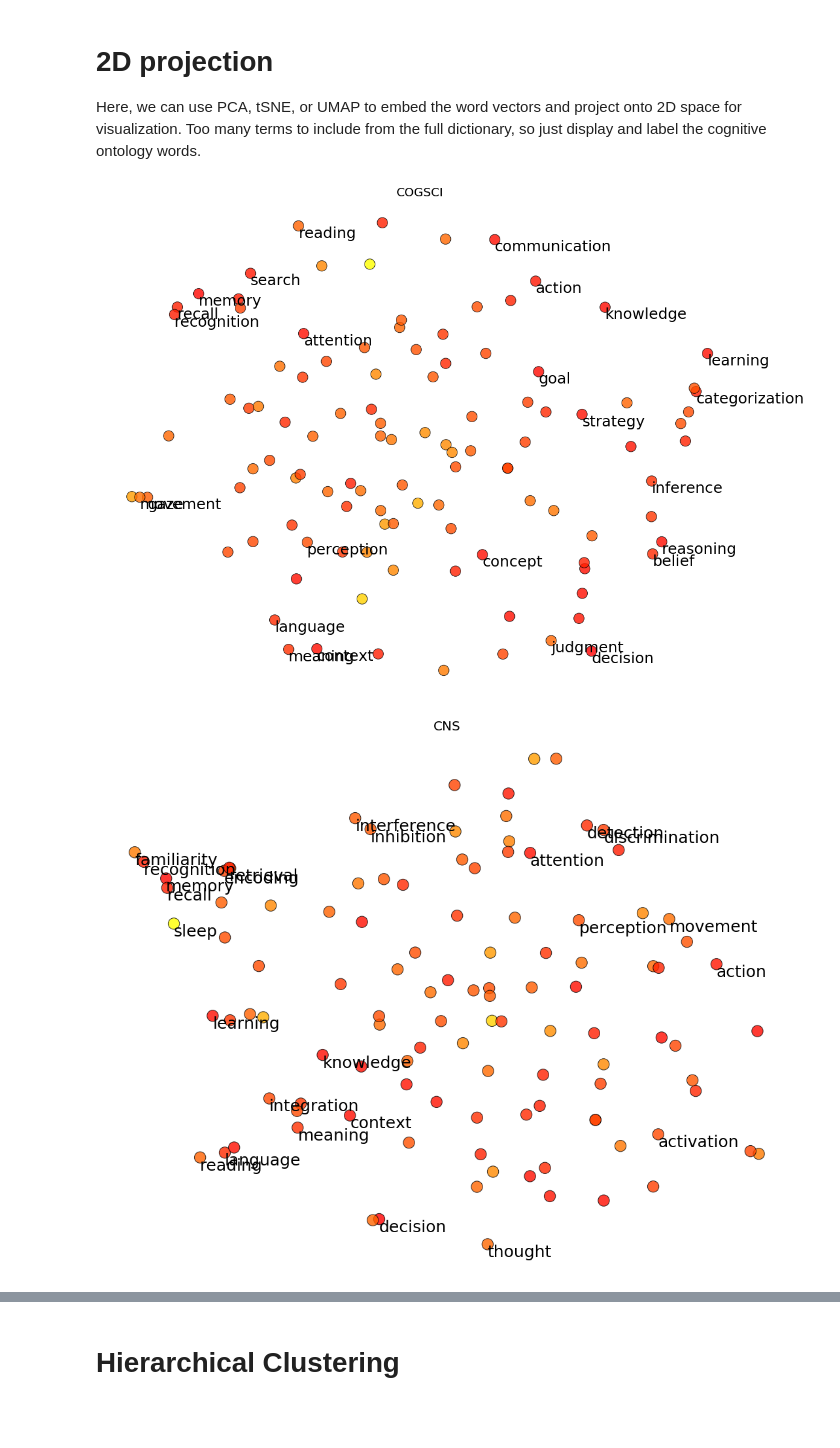
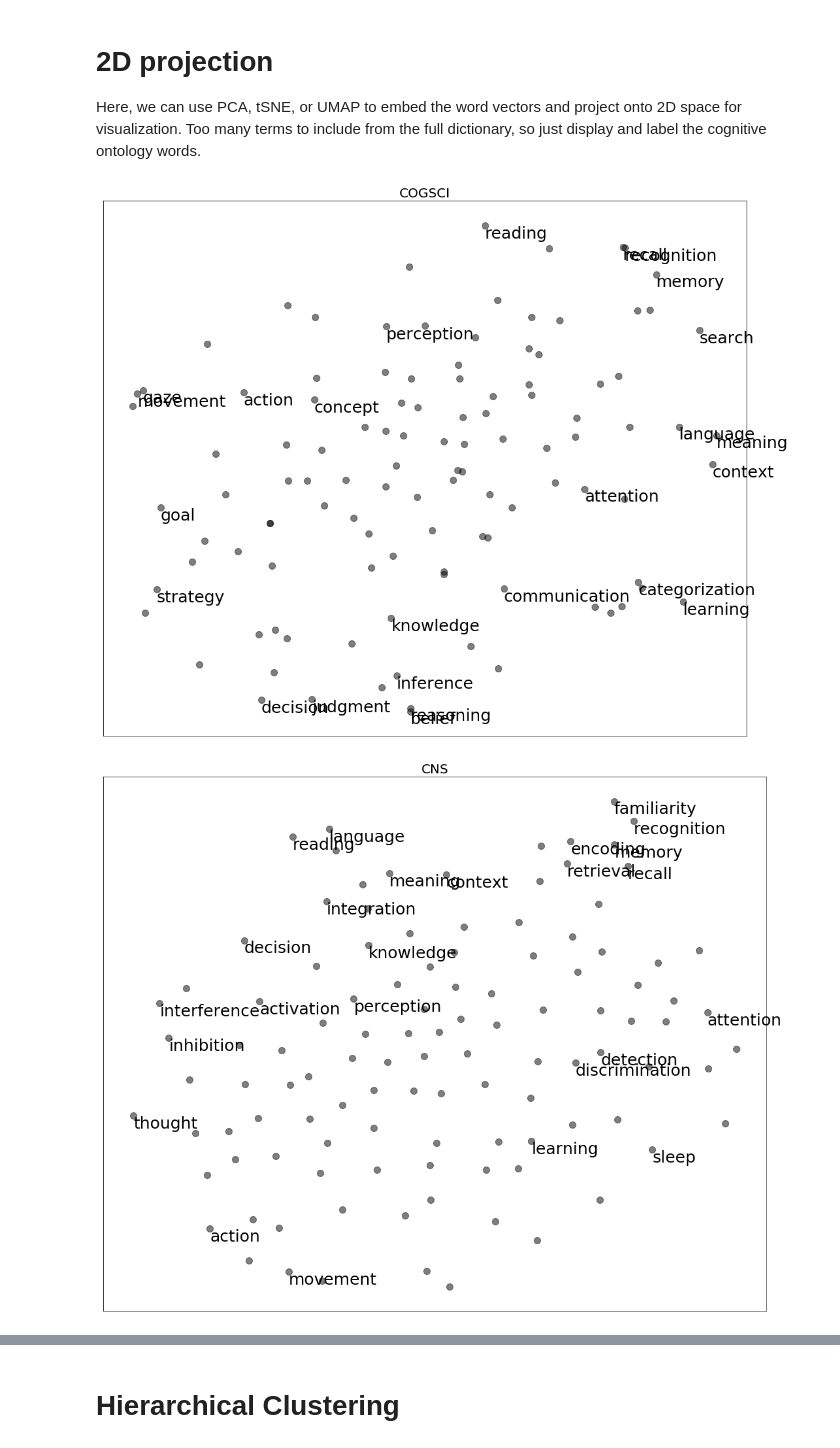
Before and after one commit to voytekresearch/IdentityCrisis, a Jupyter notebook: notebooks/2_analysis_word2vec-allcorpora.ipynb, the cells around one changed output, grey strips where cells are left out. Drawn from its saved outputs; the diff is of its cells as text; code cells hidden in the pictures; blank space fills up the shorter version.

```diff
--- a/notebooks/2_analysis_word2vec-allcorpora.ipynb
+++ b/notebooks/2_analysis_word2vec-allcorpora.ipynb
@@ -142,34 +142,34 @@ Too many terms to include from the full dictionary, so just display and label th
 use_common_terms = True
 proj_method = 'TSNE'
 n_to_label = 25
 for m_i, m in enumerate(wv_models):
     vocab = m.wv.index2word
     if use_common_terms:
     # this uses the overlapping terms only
         subset_inds = co.return_subset_inds(vocab, np.array(terms_concat)[agg_valid_inds])
         top_inds, top_counts, top_terms = co.get_top_terms(m, agg_valid_terms.tolist(), topn=n_to_label)
     # this uses all cognitive terms
     else:
         subset_inds = co.return_subset_inds(vocab, terms_concat)
         top_inds, top_counts, top_terms = co.get_top_terms(m, terms_concat, topn=n_to_label)
 
     if proj_method == 'UMAP':
         projection = umap.UMAP().fit_transform(m.wv.vectors_norm[subset_inds])
     elif proj_method == 'TSNE':
         projection = manifold.TSNE(n_components=2).fit_transform(m.wv.vectors_norm[subset_inds])
 
     plt.figure(figsize=(15,12))
-#    plt.scatter(projection[:,0], projection[:,1], s=100, c='k', alpha=0.5, marker='o')
+    plt.scatter(projection[:,0], projection[:,1], s=100, c='k', alpha=0.5, marker='o')
     # COLOR BY KL, bright means high KL
-    plt.scatter(projection[:,0], projection[:,1], s=300, c=avg_KL, alpha=0.8, marker='o', edgecolor='k', cmap='autumn')
+    #plt.scatter(projection[:,0], projection[:,1], s=300, c=avg_KL, alpha=0.8, marker='o', edgecolor='k', cmap='autumn')
     for t_i, t in enumerate(top_terms):
         # do some more gymnastics to get equivalent index in the subset
         s_i = subset_inds.index(top_inds[t_i])
         plt.text(projection[s_i,0], projection[s_i,1], t, ha="left", va="top", rotation=0, fontsize=25)
     plt.title(corpora[m_i].upper(), fontsize=20)
     plt.box('off');plt.xticks([]);plt.yticks([])
     plt.tight_layout()
 #    plt.savefig('../figures/%s_proj2d_%s.png'%(proj_method, corpora[m_i]))
 # %% [output]
-[figure, old version]
+[figure, new version]
-[figure, old version]
+[figure, new version]
```
Also changed, not shown: parts of 12 cells of this notebook, 10 other files.
